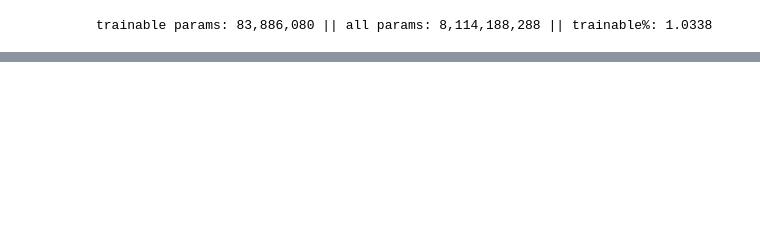
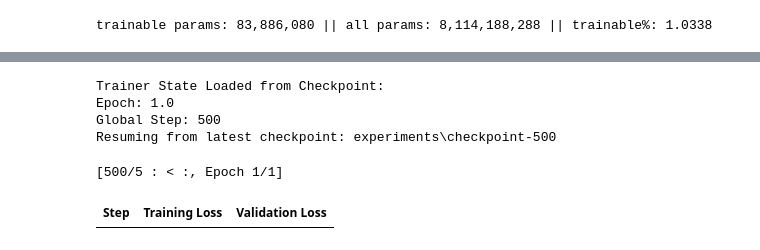
Before and after one commit to FocusedLoop/llm_code, a Jupyter notebook: my_llm_lama3_dataset_2.ipynb, the cells around one changed output, grey strips where cells are left out. Cells and saved outputs as stored; diff of their text form; code cells hidden in the pictures; blank space fills up the shorter version.

```diff
--- a/my_llm_lama3_dataset_2.ipynb
+++ b/my_llm_lama3_dataset_2.ipynb
@@ -503,0 +451,5 @@ TypeError: expected str, bytes or os.PathLike object, not DatasetDict
+# %%
+OUTPUT_DIR = "experiments"
+
+%load_ext tensorboard
+%tensorboard --logdir "experiments/runs"
@@ -503,0 +503,33 @@ TypeError: expected str, bytes or os.PathLike object, not DatasetDict
+# %%
+# Restart or load from checkpoint
+load_check = True
+
+def get_latest_checkpoint(output_dir):
+    checkpoints = [d for d in os.listdir(output_dir) if d.startswith("checkpoint-")]
+    if not checkpoints:
+        return None
+
+    latest_checkpoint = max(checkpoints, key=lambda x: int(re.findall(r'\d+', x)[0]))
+    return os.path.join(output_dir, latest_checkpoint)
+
+latest_checkpoint = get_latest_checkpoint(OUTPUT_DIR)
+
+if latest_checkpoint and load_check and os.path.exists(os.path.join(latest_checkpoint, "trainer_state.json")):
+    with open(os.path.join(latest_checkpoint, "trainer_state.json"), "r") as f:
+        trainer_state = json.load(f)
+        print("Trainer State Loaded from Checkpoint:")
+        print("Epoch:", trainer_state["epoch"])
+        print("Global Step:", trainer_state["global_step"])
+
+    print(f"Resuming from latest checkpoint: {latest_checkpoint}")
+    trainer.train(resume_from_checkpoint=latest_checkpoint)
+else:
+    print("No valid checkpoint found. Training from scratch.")
+    trainer.train()
+# %% [output]
+Trainer State Loaded from Checkpoint:
+Epoch: 1.0
+Global Step: 500
+Resuming from latest checkpoint: experiments\checkpoint-500
+[500/5 : < :, Epoch 1/1]
+| Step | Training Loss | Validation Loss |
```
Also changed, not shown: parts of 28 cells of this notebook.
